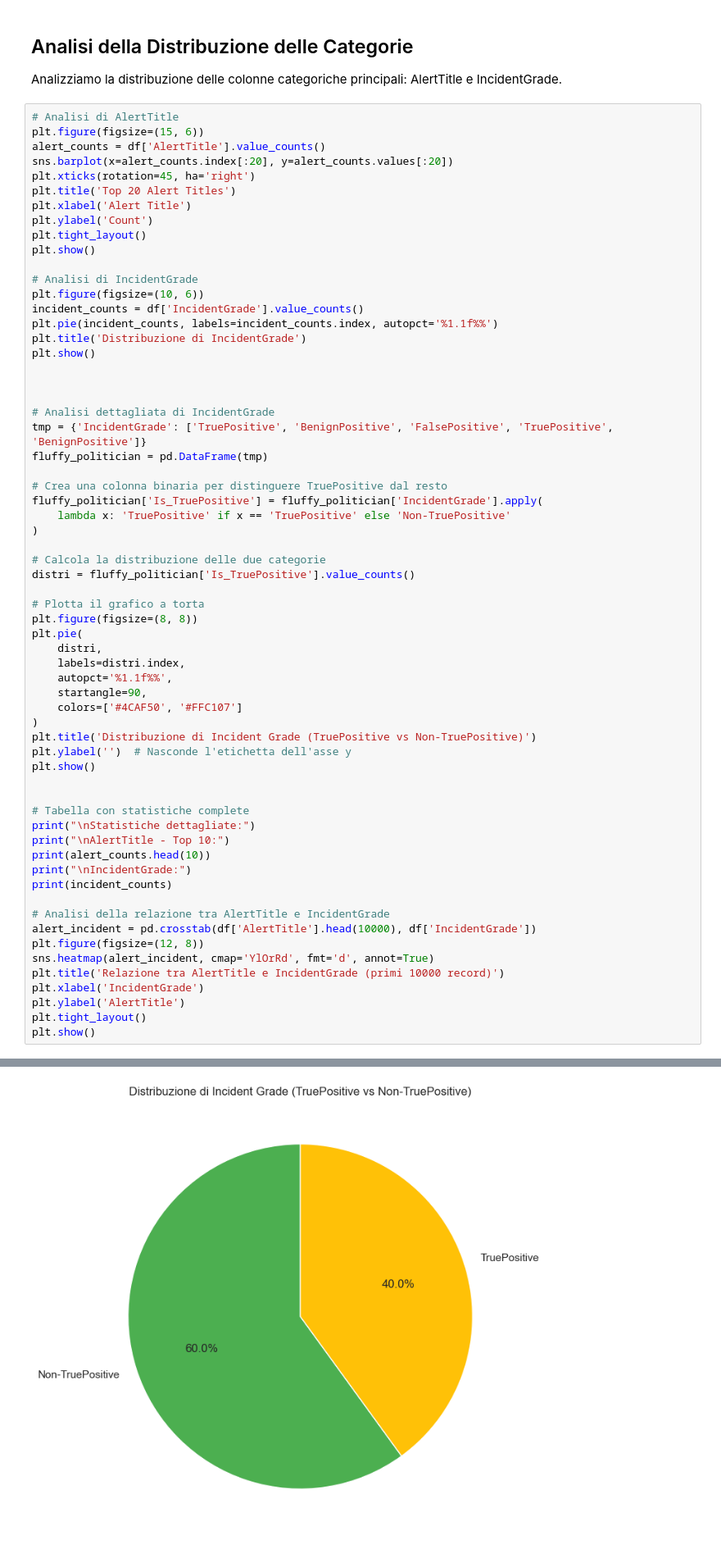
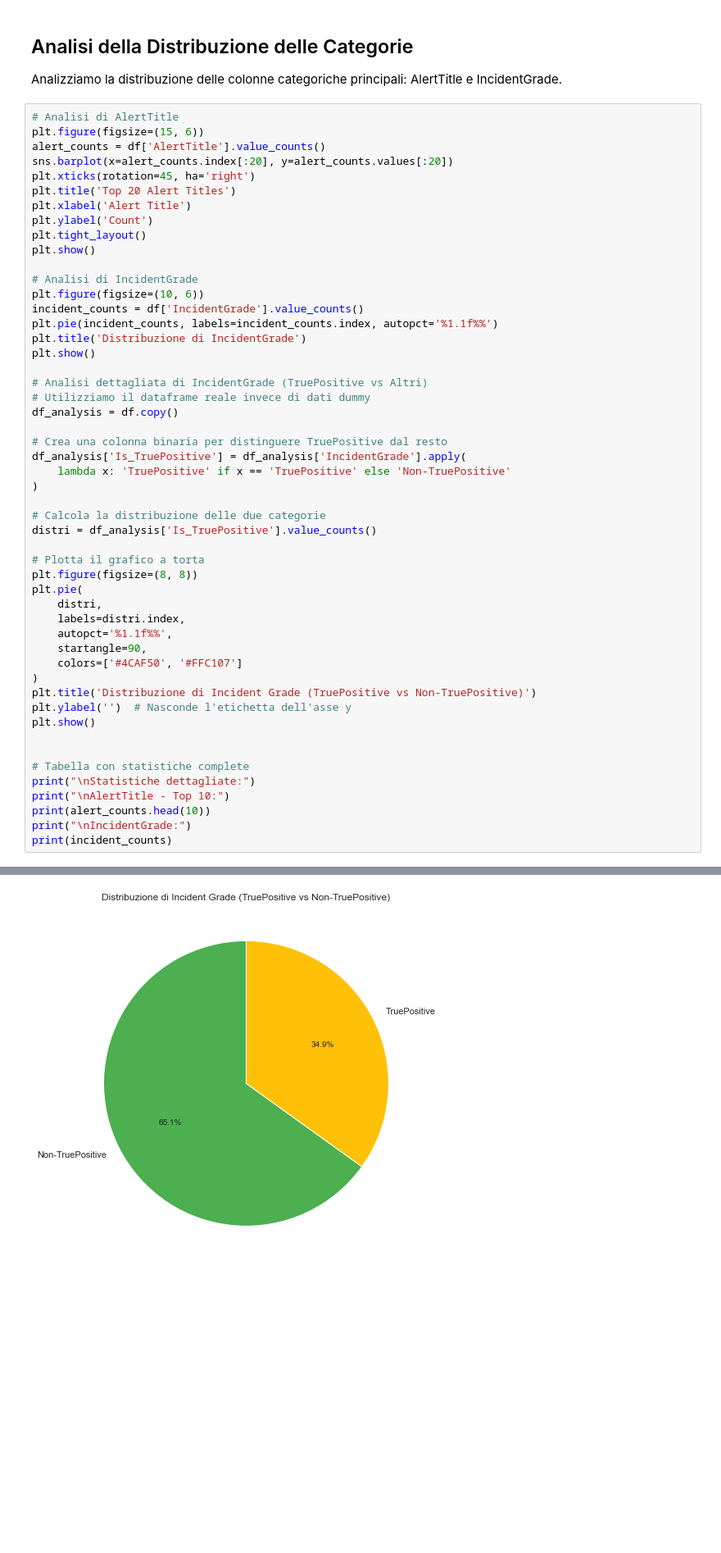
Before and after one commit to DataScience-Golddiggers/Dora-the-Data-Explorer, a Jupyter notebook: notebook/1-Advanced_EDA.ipynb, the cells around one changed output, grey strips where cells are left out. Shown at 82% size. Cells and saved outputs as stored; diff of their text form; blank space fills up the shorter version.

```diff
--- a/notebook/1-Advanced_EDA.ipynb
+++ b/notebook/1-Advanced_EDA.ipynb
@@ -121,19 +121,17 @@ plt.pie(incident_counts, labels=incident_counts.index, autopct='%1.1f%%')
 plt.title('Distribuzione di IncidentGrade')
 plt.show()
 
-
-
-# Analisi dettagliata di IncidentGrade
-tmp = {'IncidentGrade': ['TruePositive', 'BenignPositive', 'FalsePositive', 'TruePositive', 'BenignPositive']}
-fluffy_politician = pd.DataFrame(tmp)
+# Analisi dettagliata di IncidentGrade (TruePositive vs Altri)
+# Utilizziamo il dataframe reale invece di dati dummy
+df_analysis = df.copy()
 
 # Crea una colonna binaria per distinguere TruePositive dal resto
-fluffy_politician['Is_TruePositive'] = fluffy_politician['IncidentGrade'].apply(
+df_analysis['Is_TruePositive'] = df_analysis['IncidentGrade'].apply(
     lambda x: 'TruePositive' if x == 'TruePositive' else 'Non-TruePositive'
 )
 
 # Calcola la distribuzione delle due categorie
-distri = fluffy_politician['Is_TruePositive'].value_counts()
+distri = df_analysis['Is_TruePositive'].value_counts()
 
 # Plotta il grafico a torta
 plt.figure(figsize=(8, 8))
@@ -155,15 +153,5 @@ print("\nAlertTitle - Top 10:")
 print(alert_counts.head(10))
 print("\nIncidentGrade:")
 print(incident_counts)
-
-# Analisi della relazione tra AlertTitle e IncidentGrade
-alert_incident = pd.crosstab(df['AlertTitle'].head(10000), df['IncidentGrade'])
-plt.figure(figsize=(12, 8))
-sns.heatmap(alert_incident, cmap='YlOrRd', fmt='d', annot=True)
-plt.title('Relazione tra AlertTitle e IncidentGrade (primi 10000 record)')
-plt.xlabel('IncidentGrade')
-plt.ylabel('AlertTitle')
-plt.tight_layout()
-plt.show()
 # %% [output]
 [figure]
@@ -171,4 +159,4 @@ plt.show()
-[figure, old version]
+[figure, new version]
 Statistiche dettagliate:
 
 AlertTitle - Top 10:
```
Also changed, not shown: parts of 5 cells of this notebook.
